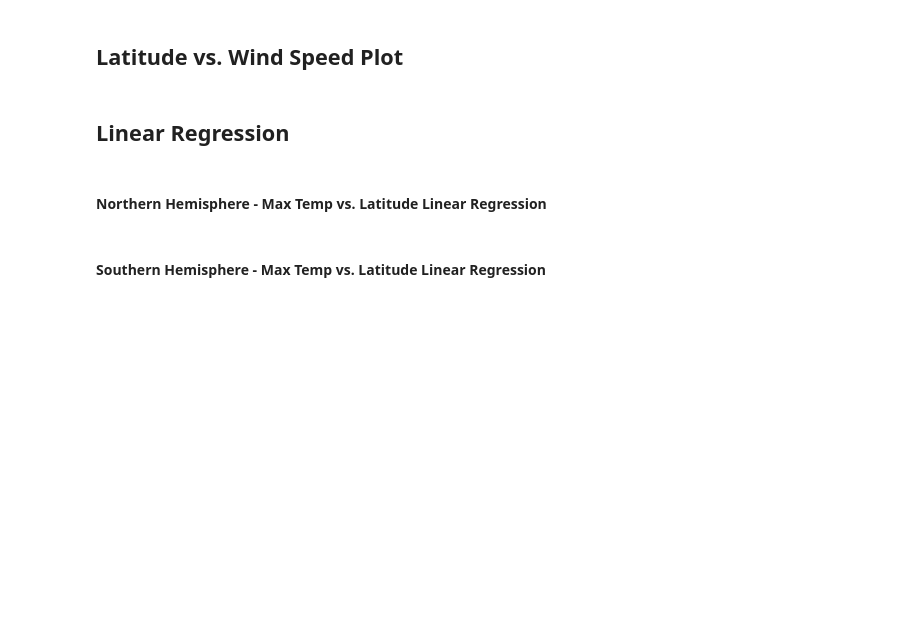
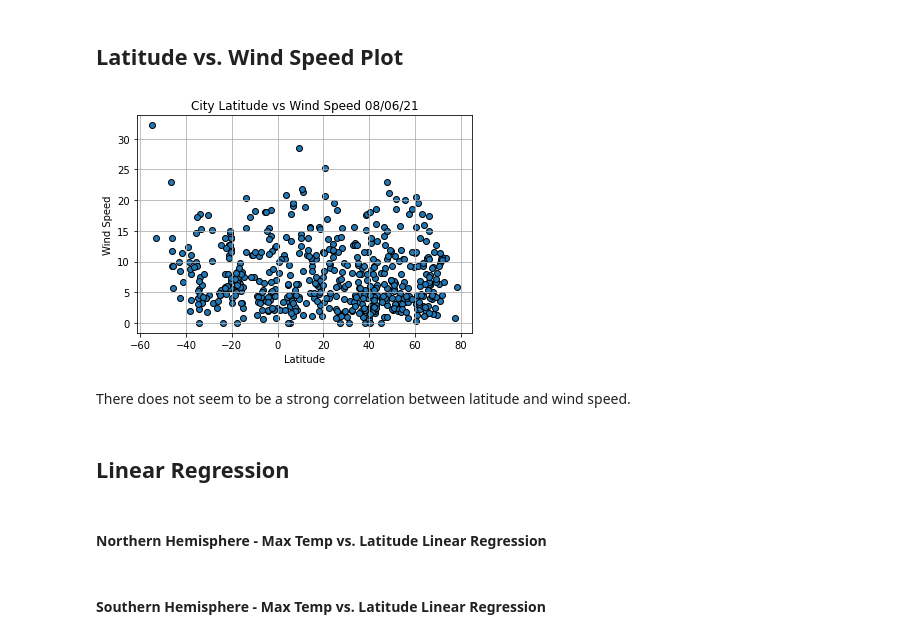
Before and after one commit to dkoski23/python-api-challenge, a Jupyter notebook: WeatherPy/WeatherPy.ipynb, the cells around one changed output. Saved outputs shown, nothing was run; the diff lists cells and outputs as text; code cells hidden in the pictures; blank space fills up the shorter version.

```diff
--- a/WeatherPy/WeatherPy.ipynb
+++ b/WeatherPy/WeatherPy.ipynb
@@ -154,4 +216,18 @@ Skip this step if there are no cities that have humidity > 100%.
 # %% [markdown]
 ## Latitude vs. Wind Speed Plot
+# %%
+plt.scatter(latitude, wind_spd, edgecolor = 'black')
+plt.grid(True)
+#time.stftime will allow the code to use the current date to the title whenever it is run
+plt.title(f"City Latitude vs Wind Speed {time.strftime('%x')}")
+plt.xlabel("Latitude")
+plt.ylabel("Wind Speed")
+
+#save the graph
+plt.savefig("output_data/wind_speed_scatter.png")
+# %% [output]
+[figure, added]
+# %% [markdown]
+There does not seem to be a strong correlation between latitude and wind speed.
 # %% [markdown]
 ## Linear Regression
```
Also changed, not shown: parts of 12 cells of this notebook.
